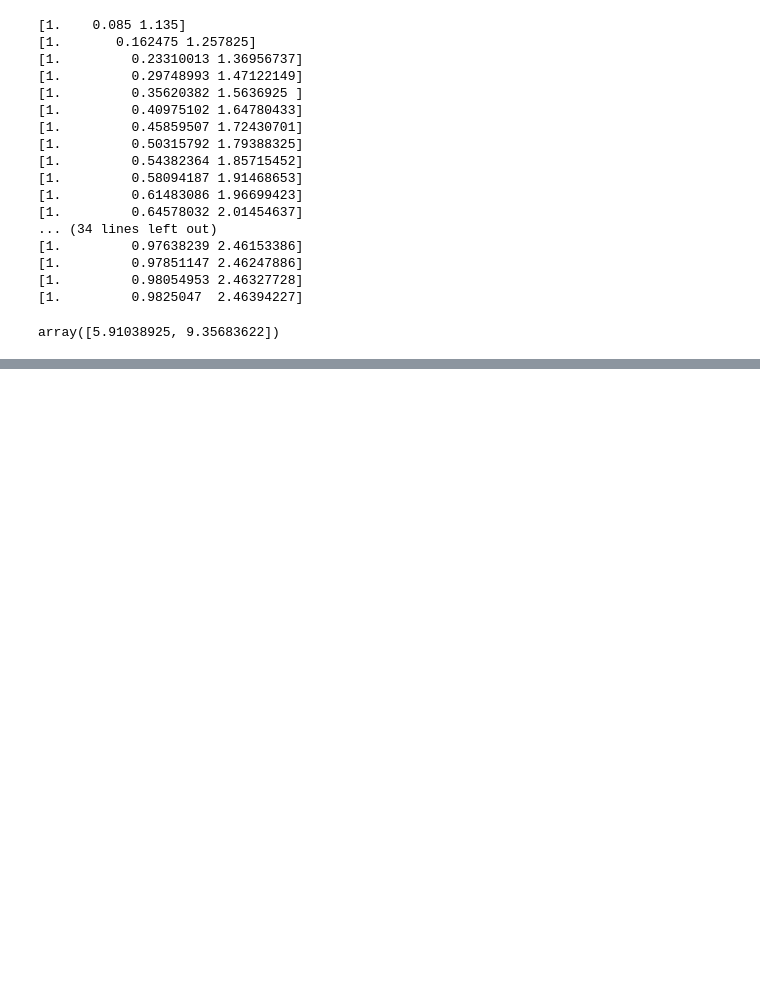
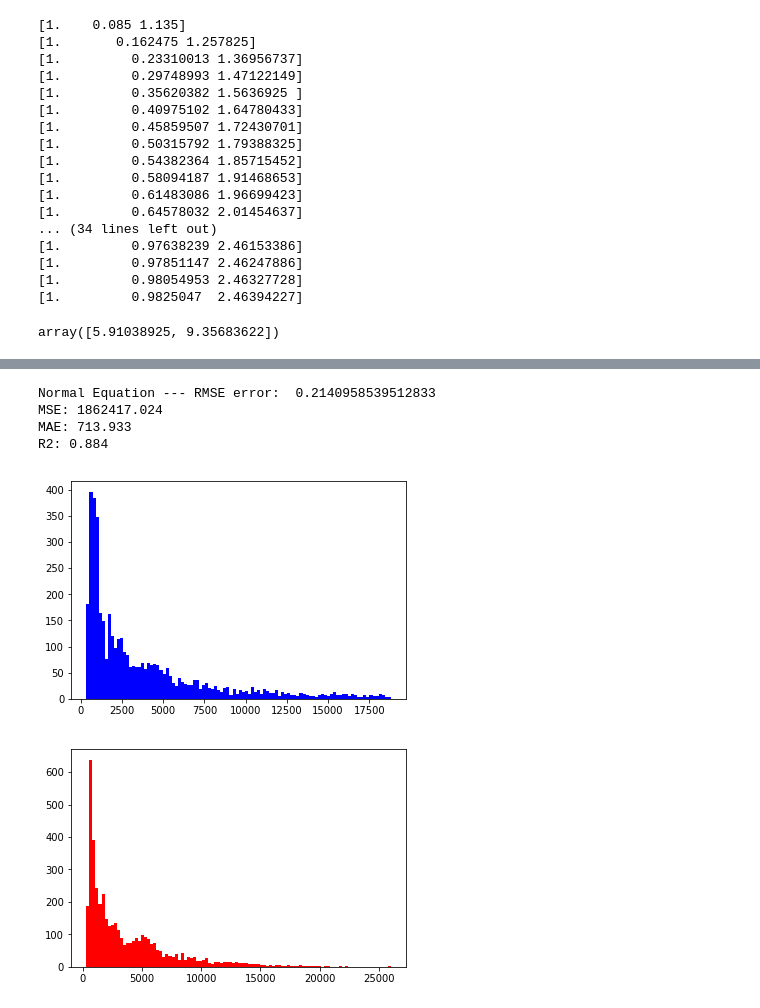
Before and after one commit to wanermiranda/LinearRegression, a Jupyter notebook: notebooks/kernel_eda.ipynb, the cells around one changed output, grey strips where cells are left out. Drawn from its saved outputs; the diff is of its cells as text; code cells hidden in the pictures; blank space fills up the shorter version.

```diff
--- a/notebooks/kernel_eda.ipynb
+++ b/notebooks/kernel_eda.ipynb
@@ -640,0 +566,18 @@ R2: 0.889
+# %%
+theta_h = normalEquation(X_train, y=np.log(y_train.values))
+y_pred = np.exp(predict(theta_h, X_val))
+print("MSE: %.3f" % metrics.mean_squared_error(y_val, y_pred))
+print("MAE: %.3f" % metrics.mean_absolute_error(y_val, y_pred))
+print('R2: %.3f' % metrics.r2_score(y_val, y_pred))
+
+plt.hist(y_val, bins=100, color='blue', linewidth=3)
+plt.show()
+plt.hist(y_pred, bins=100, color='red', linewidth=3)
+plt.show()
+# %% [output]
+Normal Equation --- RMSE error:  0.2140958539512833
+MSE: 1862417.024
+MAE: 713.933
+R2: 0.884
+[figure, added]
+[figure, added]
```
Also changed, not shown: parts of 22 cells of this notebook, 11 other files.
